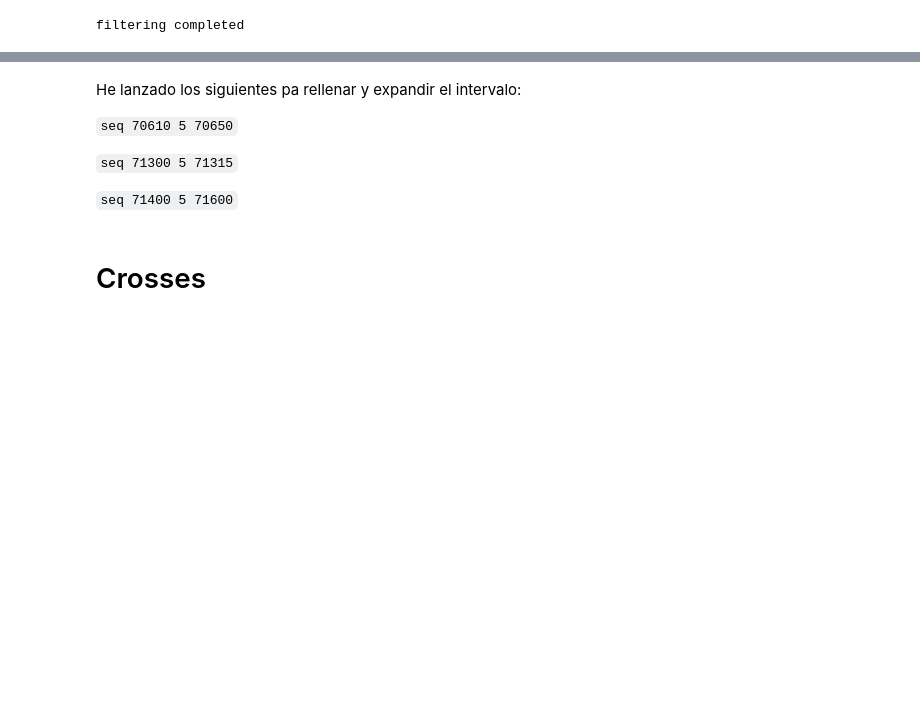
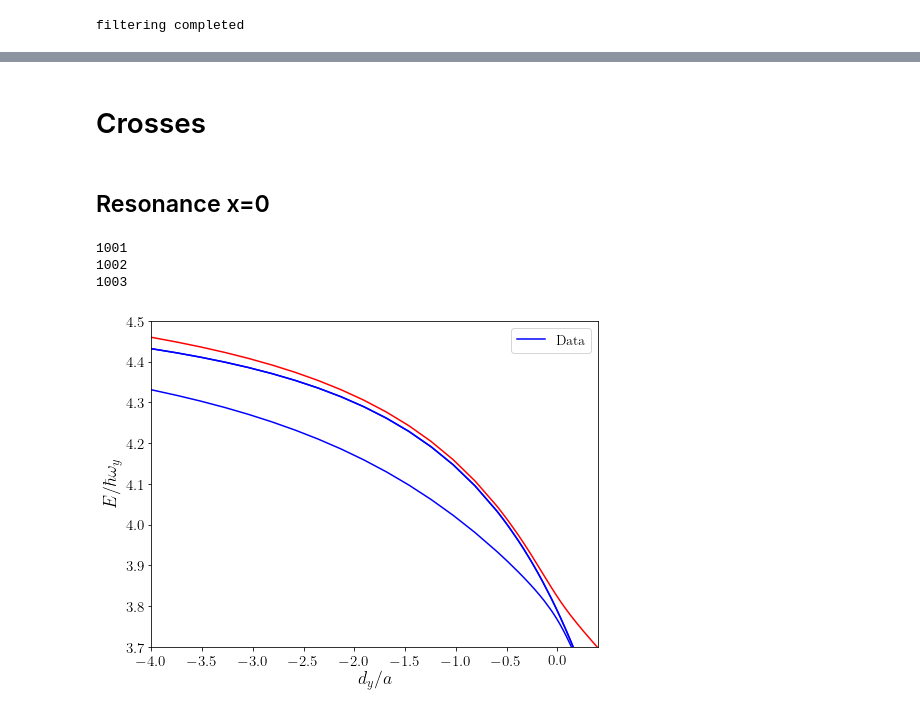
Before and after one commit to TsspGit/Ultracold_Atoms_src, a Jupyter notebook: Analysis/q3d/Energies_Analysis_4993_4993_4993.ipynb, the cells around one changed output, grey strips where cells are left out. Drawn from its saved outputs; the diff is of its cells as text; code cells hidden in the pictures; blank space fills up the shorter version.

```diff
--- a/Analysis/q3d/Energies_Analysis_4993_4993_4993.ipynb
+++ b/Analysis/q3d/Energies_Analysis_4993_4993_4993.ipynb
@@ -91,12 +93,25 @@ delta[-1]
-# %% [markdown]
-He lanzado los siguientes pa rellenar y expandir el intervalo:
-
-`seq 70610 5 70650`
-
-`seq 71300 5 71315`
-
-`seq 71400 5 71600`
 # %% [markdown]
 # Crosses
 # %%
 %matplotlib inline
+# %% [markdown]
+## Resonance x=0
+# %%
+fig2, ax2 = plt.subplots(figsize=(8,6))
+xpol = np.linspace(x[0], x[-1], num=50)
+for i in range(least_bound_pos+1, least_bound_pos + 4):
+    print(i)
+    ax2.plot(x, dic['nivel_{}'.format(i)]/wy, 'b')
+ax2.plot(x, dic['nivel_1004']/wy, 'r', label='trap')
+ax2.set_ylim(3.7, 4.5)
+ax2.set_xlim(-4, 0.4)
+ax2.set_xlabel('$d_{y}/a$')
+ax2.set_ylabel('$E/\hbar \omega_{y}$')
+ax2.legend(['Data'], fontsize=14)
+#plt.savefig('Results/Figures/Ix4993_Iy4993_Iz4993_Easc_Zoom.png', dpi=200)
+plt.show()
+# %% [output]
+1001
+1002
+1003
+[figure, added]
```
Also changed, not shown: parts of 21 cells of this notebook, 13 other files.
